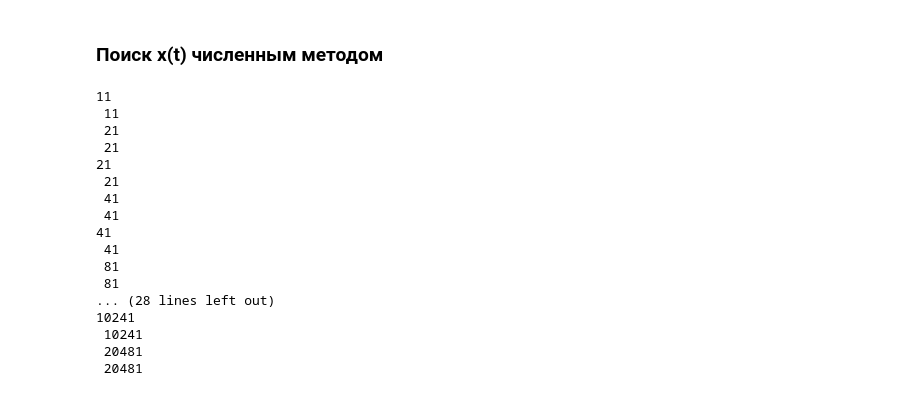
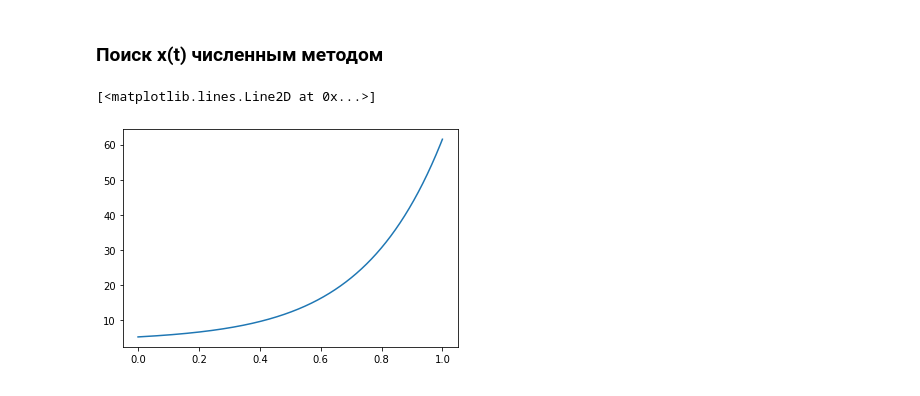
Before and after one commit to Viktory4121/Math_modeling, a Jupyter notebook: IDZ1_MM.ipynb, the cells around one changed output. Drawn from its saved outputs; the diff is of its cells as text; code cells hidden in the pictures.

```diff
--- a/IDZ1_MM.ipynb
+++ b/IDZ1_MM.ipynb
@@ -163,7 +163,7 @@ def Eiler(x):
 
     acc = accuracy(x1, x2)
     if(eps > acc):
-      return h0, x2
+      return t2, x2
 
     x1 = []
     t1 = []
@@ -171,23 +171,10 @@ def Eiler(x):
     t1 = t2
     x2 = []
     t2 = []
-# %%
-h_num, x_num = Eiler(x_t)
-# %% [output]
-11
- 11
- 21
- 21
-21
- 21
- 41
- 41
-41
- 41
- 81
- 81
-... (28 lines left out)
-10241
- 10241
- 20481
- 20481
+# %%
+t_num, x_num = Eiler(x_t)
+#print(t_num, '\n', x_num)
+plt.plot(t_num, x_num)
+# %% [output]
+[<matplotlib.lines.Line2D at 0x...>]
+[figure, added]
```
